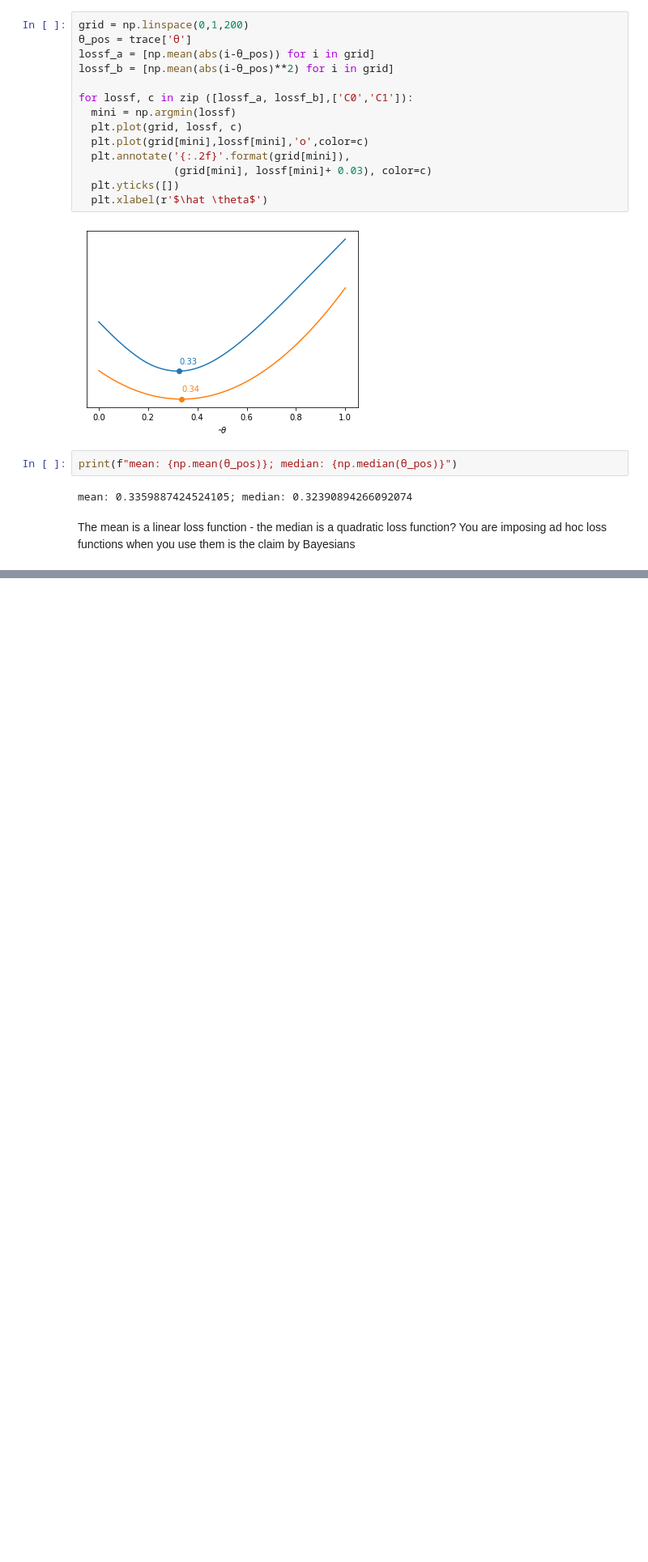
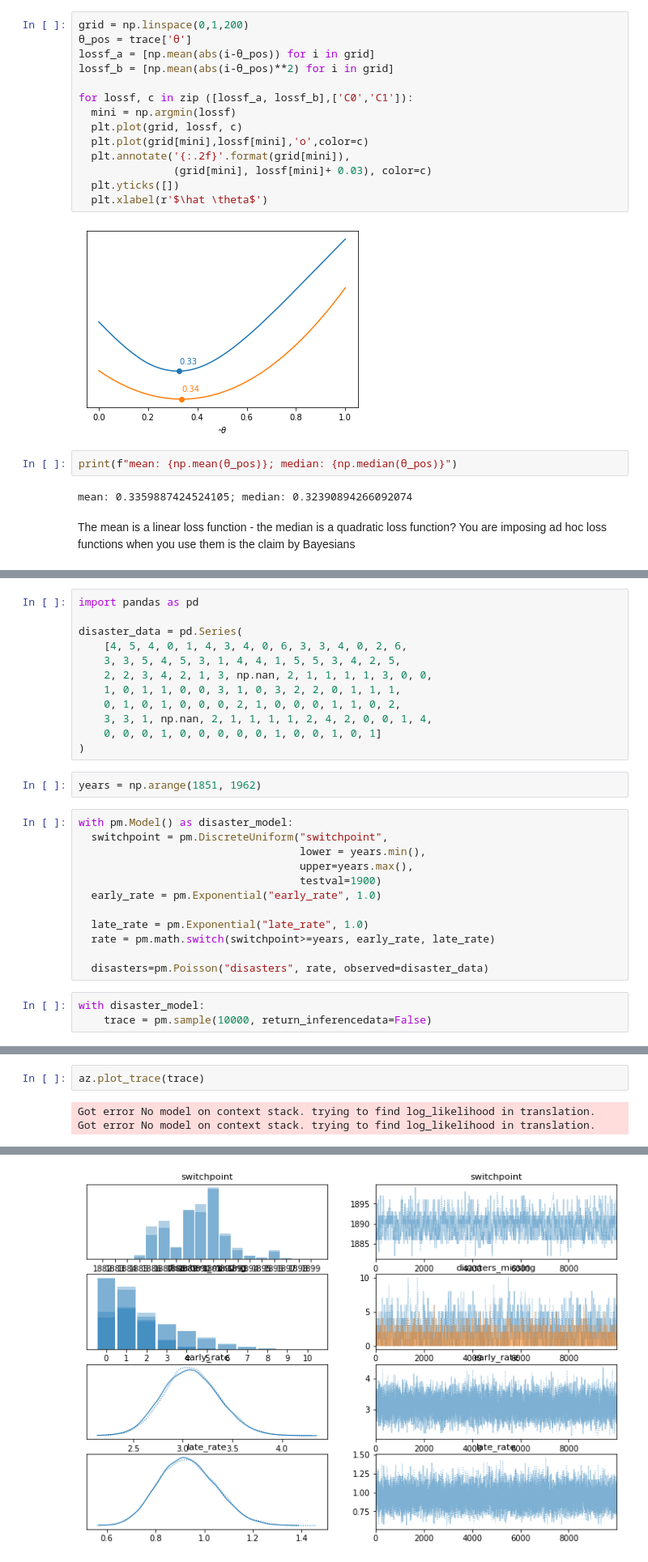
Before and after one commit to cormach/pymc3-bayesian-analysis-book, a Jupyter notebook: Chapter_1.ipynb, the cells around one changed output, grey strips where cells are left out. Shown: that part at 81% size. Saved outputs shown, nothing was run; the diff lists cells and outputs as text; blank space fills up the shorter version.

```diff
--- a/Chapter_1.ipynb
+++ b/Chapter_1.ipynb
@@ -73,0 +127,29 @@ The mean is a linear loss function - the median is a quadratic loss function?  Y
+# %%
+import pandas as pd
+
+disaster_data = pd.Series(
+    [4, 5, 4, 0, 1, 4, 3, 4, 0, 6, 3, 3, 4, 0, 2, 6,
+    3, 3, 5, 4, 5, 3, 1, 4, 4, 1, 5, 5, 3, 4, 2, 5,
+    2, 2, 3, 4, 2, 1, 3, np.nan, 2, 1, 1, 1, 1, 3, 0, 0,
+    1, 0, 1, 1, 0, 0, 3, 1, 0, 3, 2, 2, 0, 1, 1, 1,
+    0, 1, 0, 1, 0, 0, 0, 2, 1, 0, 0, 0, 1, 1, 0, 2,
+    3, 3, 1, np.nan, 2, 1, 1, 1, 1, 2, 4, 2, 0, 0, 1, 4,
+    0, 0, 0, 1, 0, 0, 0, 0, 0, 1, 0, 0, 1, 0, 1]
+)
+# %%
+years = np.arange(1851, 1962)
+# %%
+with pm.Model() as disaster_model:
+  switchpoint = pm.DiscreteUniform("switchpoint",
+                                   lower = years.min(),
+                                   upper=years.max(),
+                                   testval=1900)
+  early_rate = pm.Exponential("early_rate", 1.0)
+
+  late_rate = pm.Exponential("late_rate", 1.0)
+  rate = pm.math.switch(switchpoint>=years, early_rate, late_rate)
+
+  disasters=pm.Poisson("disasters", rate, observed=disaster_data)
+# %%
+with disaster_model:
+    trace = pm.sample(10000, return_inferencedata=False)
@@ -73,0 +167,5 @@ The mean is a linear loss function - the median is a quadratic loss function?  Y
+# %%
+az.plot_trace(trace)
+# %% [output]
+Got error No model on context stack. trying to find log_likelihood in translation.
+Got error No model on context stack. trying to find log_likelihood in translation.
@@ -73,0 +181 @@ The mean is a linear loss function - the median is a quadratic loss function?  Y
+[figure, added]
```
Also changed, not shown: parts of 9 cells of this notebook.
